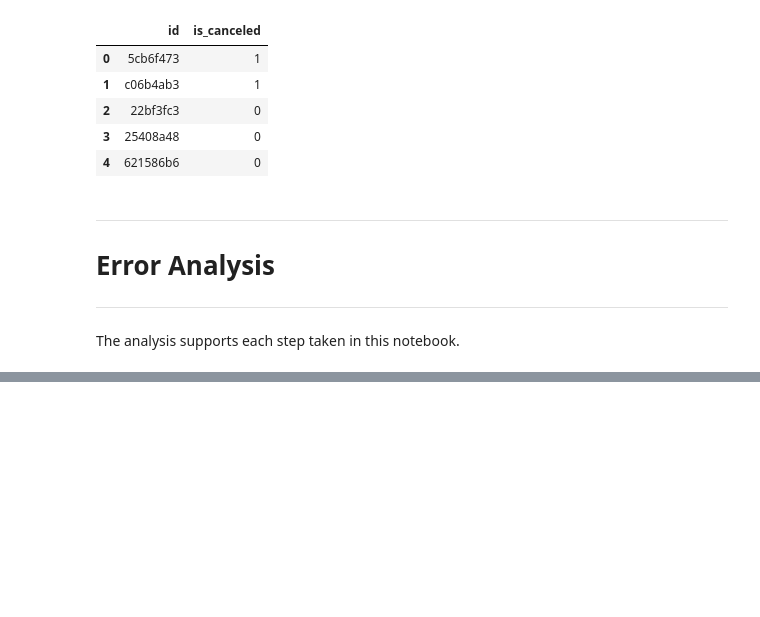
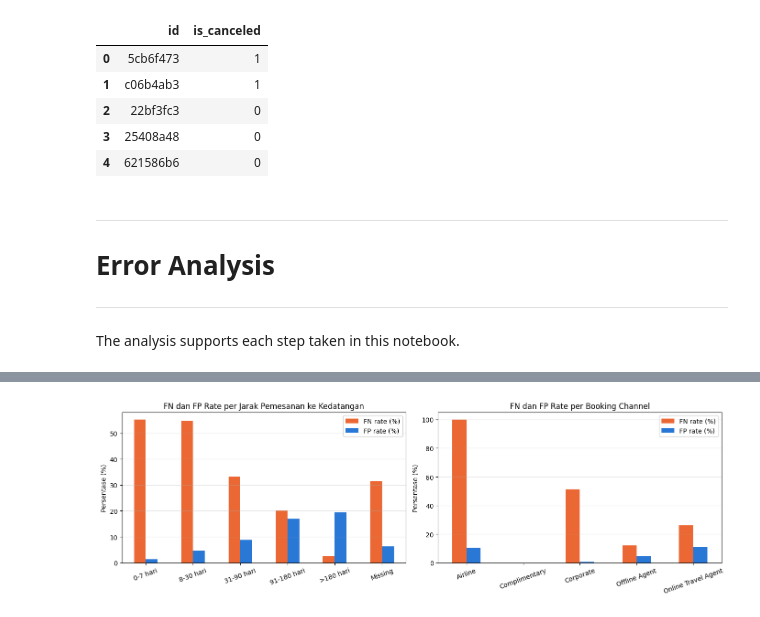
Before and after one commit to rhenprojects/IF3170_G12_YuzukiAkatsukiMilikKita, a Jupyter notebook: notebook/Notebook_IF3170_G12_YuzukiAkatsukiMilikKita.ipynb, the cells around one changed output, grey strips where cells are left out. Cells and saved outputs as stored; diff of their text form; code cells hidden in the pictures; blank space fills up the shorter version.

Commit message:
feat(notebook): add error analysis to notebook

```diff
--- a/notebook/Notebook_IF3170_G12_YuzukiAkatsukiMilikKita.ipynb
+++ b/notebook/Notebook_IF3170_G12_YuzukiAkatsukiMilikKita.ipynb
@@ -1787,0 +1942,23 @@ The analysis supports each step taken in this notebook.
+# %%
+# ==========================================
+# ERROR ANALYSIS: VISUALISASI FN DAN FP RATE
+# ==========================================
+
+fig, axes = plt.subplots(1, 2, figsize=(14, 4.5))
+
+for ax, column, title in zip(
+    axes,
+    ["lead_time_group", "booking_channel"],
+    ["Jarak Pemesanan ke Kedatangan", "Booking Channel"],
+):
+    segment = segment_error(column)[["FN rate (%)", "FP rate (%)"]]
+    segment.plot.bar(ax=ax, color=["#eb6834", "#2a78d6"], rot=20)
+    ax.set_title(f"FN dan FP Rate per {title}")
+    ax.set_xlabel("")
+    ax.set_ylabel("Persentase (%)")
+    ax.grid(axis="y", alpha=0.3)
+
+plt.tight_layout()
+plt.show()
+# %% [output]
+[figure, added]
```
Also changed, not shown: parts of 7 cells of this notebook.
